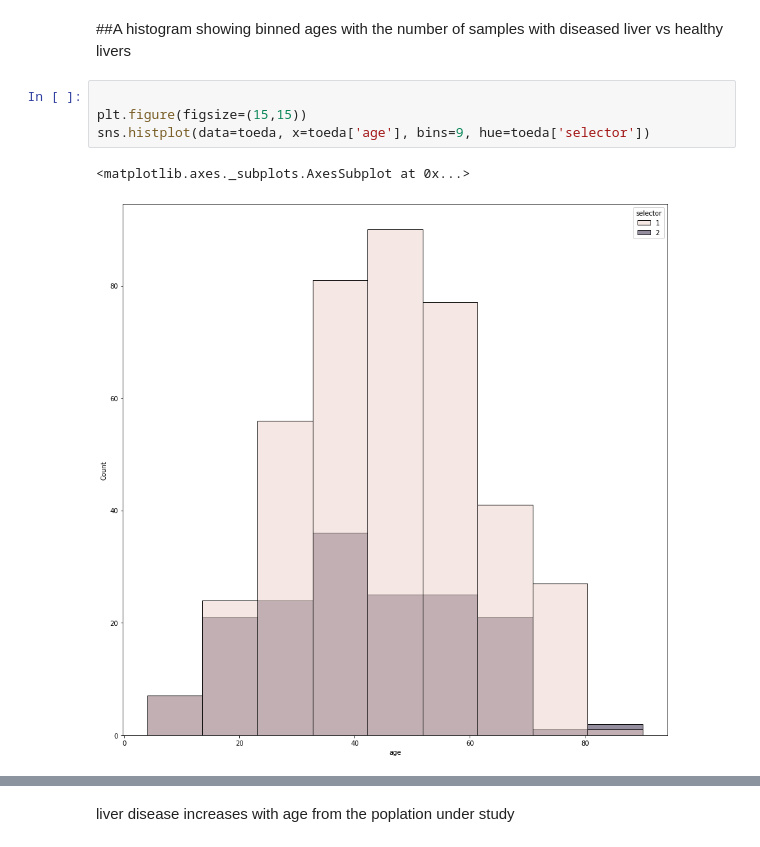
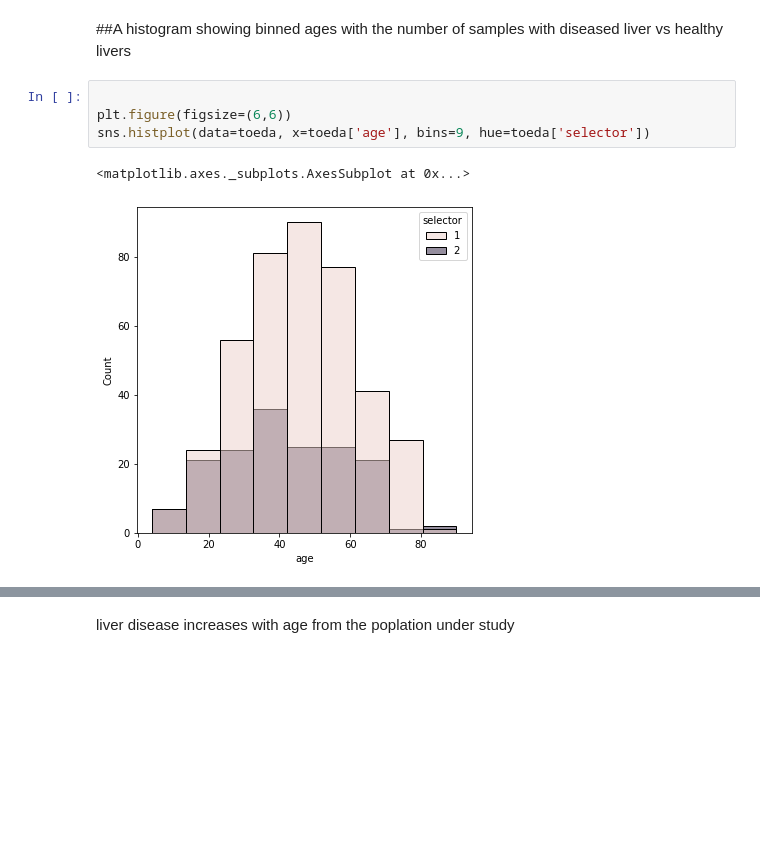
Before and after one commit to MugoChege/Liver-and-Tweets, a Jupyter notebook: Liver.ipynb, the cells around one changed output, grey strips where cells are left out. Saved outputs shown, nothing was run; the diff lists cells and outputs as text; blank space fills up the shorter version.

```diff
--- a/Liver.ipynb
+++ b/Liver.ipynb
@@ -347,8 +347,8 @@ There is a bias on the number of male samples vs the number of female samples.
 ##A histogram showing binned ages with the number of samples with diseased liver vs healthy livers
 # %%
 
-plt.figure(figsize=(15,15))
+plt.figure(figsize=(6,6))
 sns.histplot(data=toeda, x=toeda['age'], bins=9, hue=toeda['selector'])
 # %% [output]
 <matplotlib.axes._subplots.AxesSubplot at 0x...>
-[figure, old version]
+[figure, new version]
```
Also changed, not shown: parts of 6 cells of this notebook.
